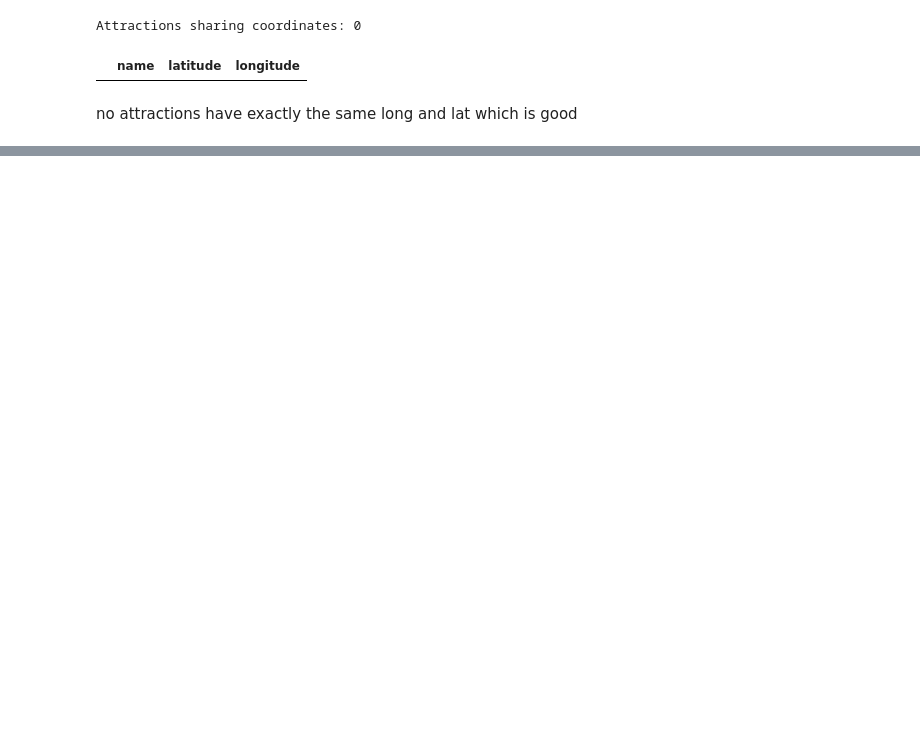
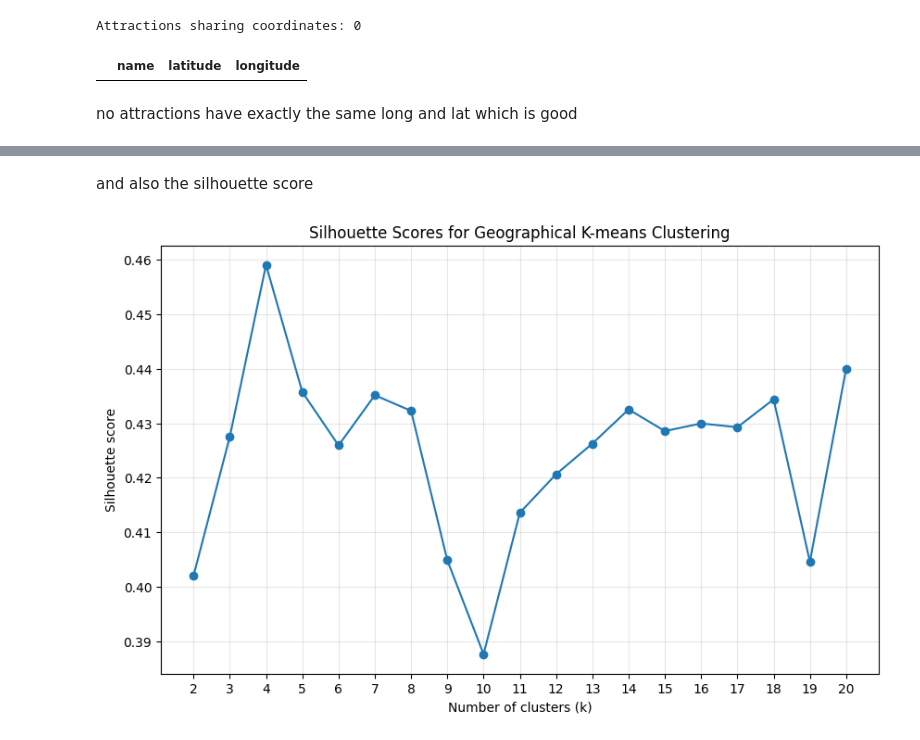
Before and after one commit to efe-h/sightseer, a Jupyter notebook: rag-pipeline/clustering/clustering_analysis.ipynb, the cells around one changed output, grey strips where cells are left out. Cells and saved outputs as stored; diff of their text form; code cells hidden in the pictures; blank space fills up the shorter version.

```diff
--- a/rag-pipeline/clustering/clustering_analysis.ipynb
+++ b/rag-pipeline/clustering/clustering_analysis.ipynb
@@ -136,0 +305,36 @@ attractions_gdf[
+# %% [markdown]
+and also the silhouette score
+# %%
+from sklearn.metrics import silhouette_score
+
+silhouette_scores = []
+
+for k in k_values:
+    model = KMeans(
+        n_clusters=k,
+        random_state=42,
+        n_init=20,
+    )
+
+    labels = model.fit_predict(coordinates)
+
+    silhouette_scores.append(
+        silhouette_score(coordinates, labels)
+    )
+
+plt.figure(figsize=(10, 6))
+
+plt.plot(
+    k_values,
+    silhouette_scores,
+    marker="o",
+)
+
+plt.xlabel("Number of clusters (k)")
+plt.ylabel("Silhouette score")
+plt.title("Silhouette Scores for Geographical K-means Clustering")
+plt.xticks(list(k_values))
+plt.grid(alpha=0.3)
+plt.show()
+# %% [output]
+[figure, added]
```
Also changed, not shown: parts of 31 cells of this notebook, 7 other files.
